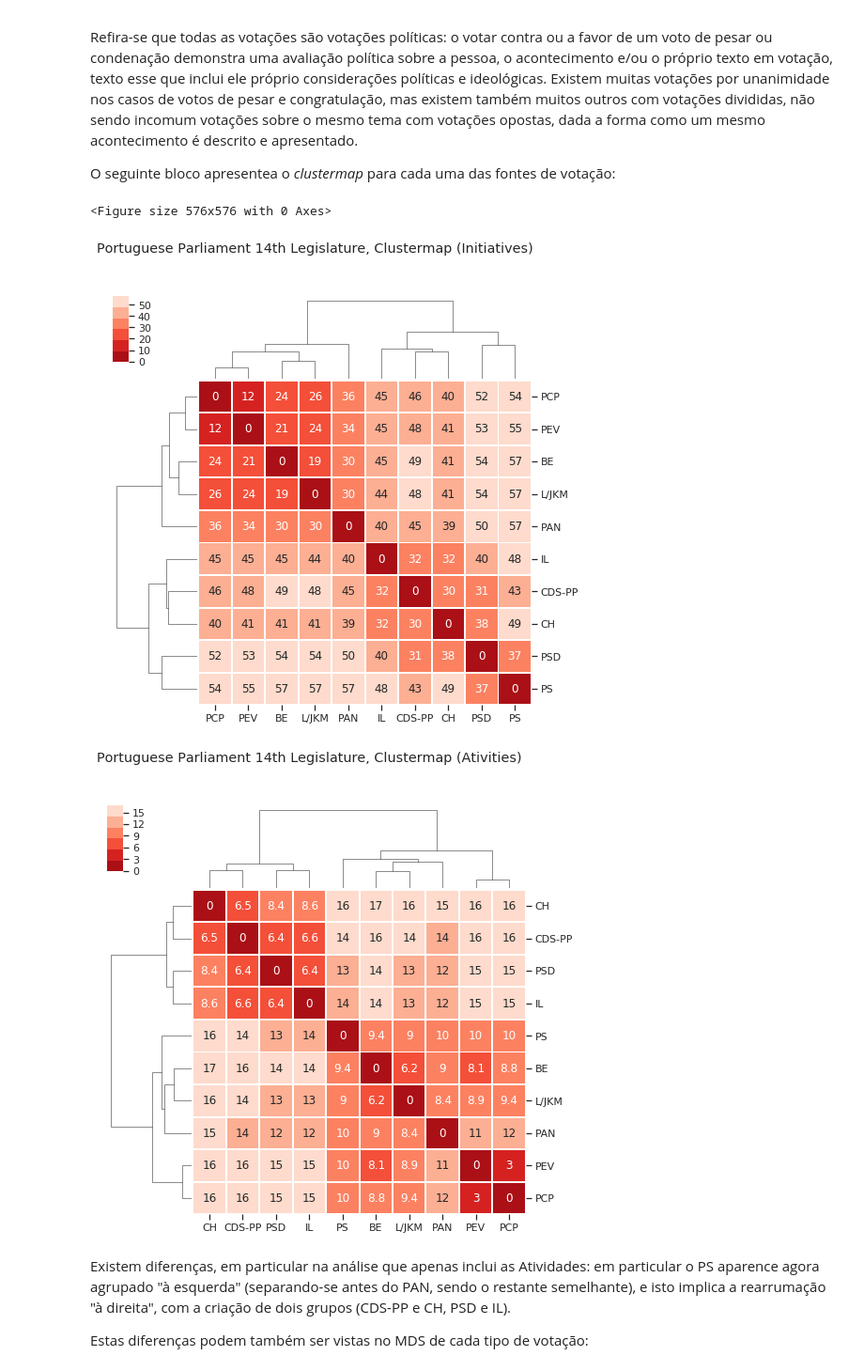
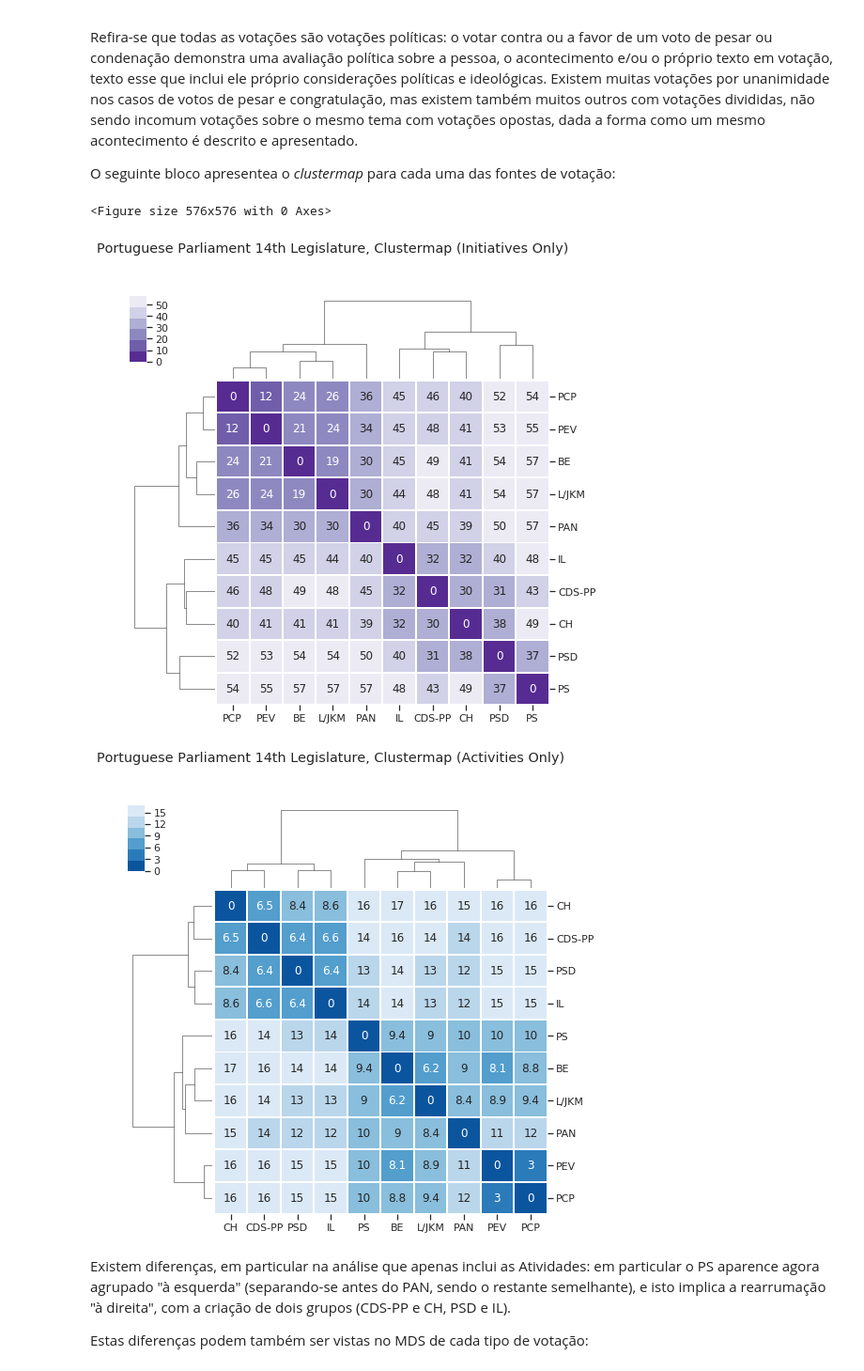
Before and after one commit to fsmunoz/pt-act-parlamentar, a Jupyter notebook: Actividade Parlamentar da XIV Legislatura.ipynb, the cells around one changed output. Shown at 94% size. Drawn from its saved outputs; the diff is of its cells as text; code cells hidden in the pictures.

```diff
--- a/Actividade Parlamentar da XIV Legislatura.ipynb
+++ b/Actividade Parlamentar da XIV Legislatura.ipynb
@@ -2279,39 +2279,39 @@ distmat_act = pd.DataFrame(
 ## Display the heatmap of the distance matrix
 
 fig = plt.figure(figsize=(8,8))
 ax = fig.add_subplot()
 
 
 ## Perform hierarchical linkage on the distance matrix using Ward's method.
 distmat_ini_link = hc.linkage(pwdist_ini, method="ward", optimal_ordering=True )
 distmat_act_link = hc.linkage(pwdist_act, method="ward", optimal_ordering=True )
 
 sns.clustermap(
     distmat_ini,
     annot = True,
-    cmap=sns.color_palette("Reds_r"),
+    cmap=sns.color_palette("Purples_r"),
     linewidth=1,
     #standard_scale=1,
     row_linkage=distmat_ini_link,
     col_linkage=distmat_ini_link,
-    figsize=(8,8)).fig.suptitle('Portuguese Parliament 14th Legislature, Clustermap (Initiatives)')
+    figsize=(8,8)).fig.suptitle('Portuguese Parliament 14th Legislature, Clustermap (Initiatives Only)')
 
 sns.clustermap(
     distmat_act,
     annot = True,
-    cmap=sns.color_palette("Reds_r"),
+    cmap=sns.color_palette("Blues_r"),
     linewidth=1,
     #standard_scale=1,
     row_linkage=distmat_act_link,
     col_linkage=distmat_act_link,
-    figsize=(8,8)).fig.suptitle('Portuguese Parliament 14th Legislature, Clustermap (Ativities)')
+    figsize=(8,8)).fig.suptitle('Portuguese Parliament 14th Legislature, Clustermap (Activities Only)')
 
 
 plt.show()
 # %% [output]
 <Figure size 576x576 with 0 Axes>
-[figure, old version]
+[figure, new version]
-[figure, old version]
+[figure, new version]
 # %% [markdown]
 Existem diferenças, em particular na análise que apenas inclui as Atividades: em particular o PS aparence agora agrupado "à esquerda" (separando-se antes do PAN, sendo o restante semelhante), e isto implica a rearrumação "à direita", com a criação de dois grupos (CDS-PP e CH, PSD e IL).
 
```
